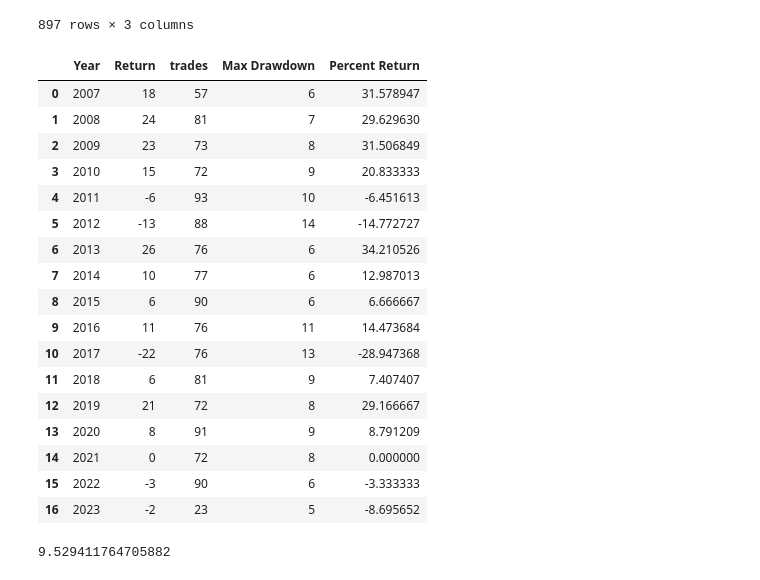
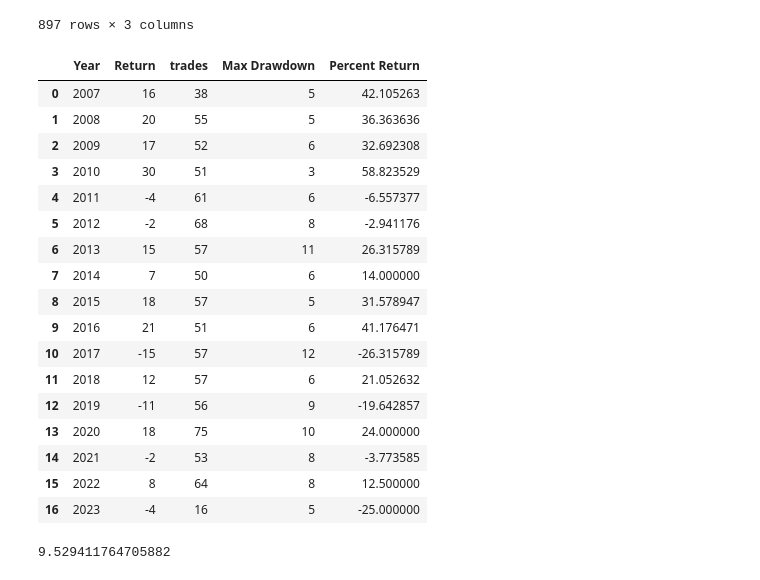
Before and after one commit to EngineerDanny/robust_algo_trader, a Jupyter notebook: cnn/portfolio.ipynb, the cells around one changed output. Drawn from its saved outputs; the diff is of its cells as text; code cells hidden in the pictures.

```diff
--- a/cnn/portfolio.ipynb
+++ b/cnn/portfolio.ipynb
@@ -93,7 +93,7 @@ df
 # df = pd.read_csv("/projects/genomic-ml/da2343/ml_project_2/cnn/ml_2_trades_threshold_0.5_seq_fix_USDJPY_H1_2007_2023.csv")
 # df = pd.read_csv("/projects/genomic-ml/da2343/ml_project_2/cnn/ml_2_trades_threshold_0.5_seq_USDJPY_H1_2007_2023.csv")
 
-df = pd.read_csv("/projects/genomic-ml/da2343/ml_project_2/cnn/ml_2_trades_threshold_0.5_seq_fix_EURUSD_H1_2007_2023.csv")
+df = pd.read_csv("/projects/genomic-ml/da2343/ml_project_2/cnn/ml_2_trades_threshold_0.95_seq_fix_EURUSD_H1_2007_2023.csv")
 
 df['Date_Time'] = pd.to_datetime(df['Date_Time'])
 df['Year'] = df['Date_Time'].dt.year
@@ -101,50 +101,50 @@ df['Return'] = np.where(df['label'] == 1, 2, -1)
 
 # Create Max Drawdown column
 max_drawdown_df = df.copy()
 max_drawdown_df = max_drawdown_df[['Year', 'Return', 'label']]
 max_drawdown = 0
 max_drawdown_column = []
 for index, row in max_drawdown_df.iterrows():
     if row['Return'] == 2:
         max_drawdown = 0
     elif row['Return'] == -1:
         max_drawdown += 1
     max_drawdown_column.append(max_drawdown)
 max_drawdown_df['Max Drawdown'] = max_drawdown_column
 max_drawdown_df = max_drawdown_df.groupby(['Year']).agg({'Max Drawdown': 'max'}).reset_index()
 
 
 # for each year, sum the returns and count the number of labels as trades
 df = df.groupby(['Year']).agg({'Return': 'sum', 'label': 'count'}).reset_index()
 df['trades'] = df['label']
 df.drop(['label'], axis=1, inplace=True)
 df = pd.merge(df, max_drawdown_df, on='Year')
 
 
 df['Percent Return'] = (df['Return'] / df['trades']) * 100
 # df['Percent Max Drawdown'] = (df['Max Drawdown'] / df['trades']) * -100
 
 # merge the two dataframes
 df
 # %% [output]
 |  | Year | Return | trades | Max Drawdown | Percent Return |
-| 0 | 2007 | 18 | 57 | 6 | 31.578947 |
-| 1 | 2008 | 24 | 81 | 7 | 29.629630 |
-| 2 | 2009 | 23 | 73 | 8 | 31.506849 |
-| 3 | 2010 | 15 | 72 | 9 | 20.833333 |
-| 4 | 2011 | -6 | 93 | 10 | -6.451613 |
-| 5 | 2012 | -13 | 88 | 14 | -14.772727 |
-| 6 | 2013 | 26 | 76 | 6 | 34.210526 |
-| 7 | 2014 | 10 | 77 | 6 | 12.987013 |
-| 8 | 2015 | 6 | 90 | 6 | 6.666667 |
-| 9 | 2016 | 11 | 76 | 11 | 14.473684 |
-| 10 | 2017 | -22 | 76 | 13 | -28.947368 |
-| 11 | 2018 | 6 | 81 | 9 | 7.407407 |
-| 12 | 2019 | 21 | 72 | 8 | 29.166667 |
-| 13 | 2020 | 8 | 91 | 9 | 8.791209 |
-| 14 | 2021 | 0 | 72 | 8 | 0.000000 |
-| 15 | 2022 | -3 | 90 | 6 | -3.333333 |
-| 16 | 2023 | -2 | 23 | 5 | -8.695652 |
+| 0 | 2007 | 16 | 38 | 5 | 42.105263 |
+| 1 | 2008 | 20 | 55 | 5 | 36.363636 |
+| 2 | 2009 | 17 | 52 | 6 | 32.692308 |
+| 3 | 2010 | 30 | 51 | 3 | 58.823529 |
+| 4 | 2011 | -4 | 61 | 6 | -6.557377 |
+| 5 | 2012 | -2 | 68 | 8 | -2.941176 |
+| 6 | 2013 | 15 | 57 | 11 | 26.315789 |
+| 7 | 2014 | 7 | 50 | 6 | 14.000000 |
+| 8 | 2015 | 18 | 57 | 5 | 31.578947 |
+| 9 | 2016 | 21 | 51 | 6 | 41.176471 |
+| 10 | 2017 | -15 | 57 | 12 | -26.315789 |
+| 11 | 2018 | 12 | 57 | 6 | 21.052632 |
+| 12 | 2019 | -11 | 56 | 9 | -19.642857 |
+| 13 | 2020 | 18 | 75 | 10 | 24.000000 |
+| 14 | 2021 | -2 | 53 | 8 | -3.773585 |
+| 15 | 2022 | 8 | 64 | 8 | 12.500000 |
+| 16 | 2023 | -4 | 16 | 5 | -25.000000 |
 # %%
 (31+29+32+20-6-15+34+12+7+14-28+7+29+8-3-9)/17
 # %% [output]
```
Also changed, not shown: parts of 4 cells of this notebook, 1 other file.
